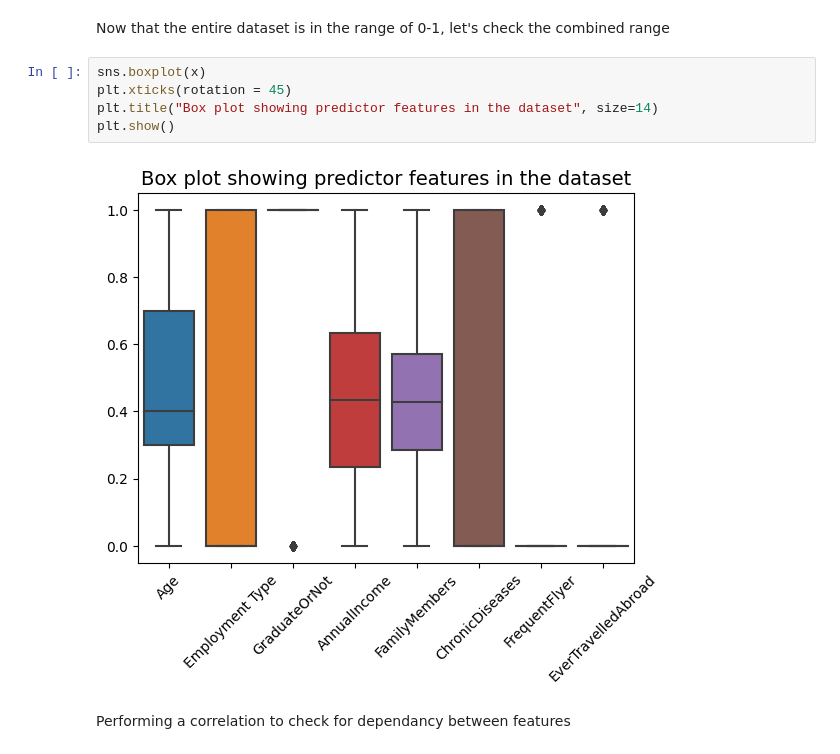
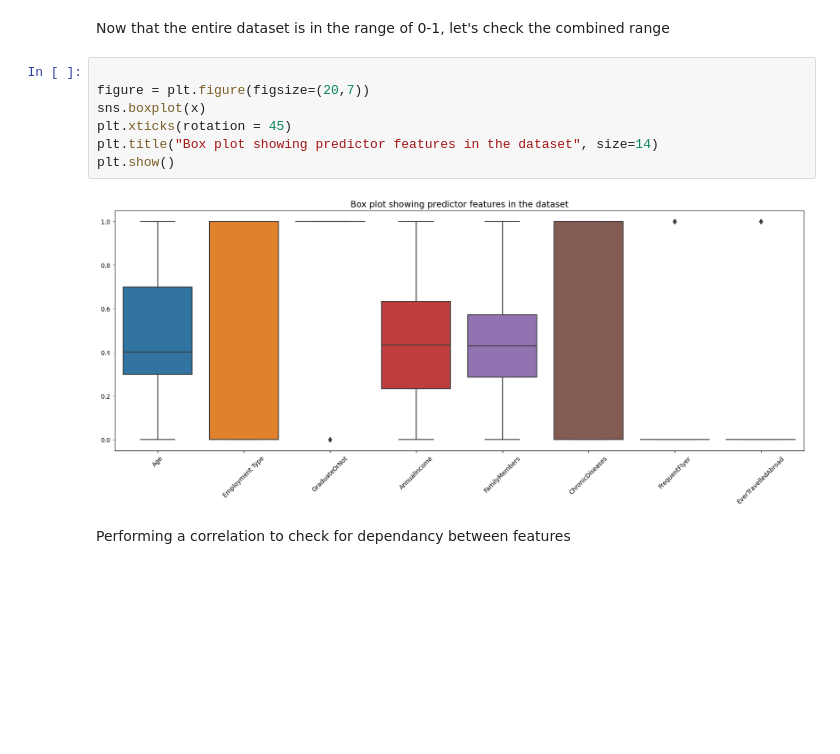
Before and after one commit to JanKosgei/Travel-Insurance-Prediction, a Jupyter notebook: Travel Insurance Prediction.ipynb, the cells around one changed output. Saved outputs shown, nothing was run; the diff lists cells and outputs as text; blank space fills up the shorter version.

```diff
--- a/Travel Insurance Prediction.ipynb
+++ b/Travel Insurance Prediction.ipynb
@@ -297,12 +296,14 @@ x
 # %% [markdown]
 Now that the entire dataset is in the range of 0-1, let's check the combined range
 # %%
+
+figure = plt.figure(figsize=(20,7))
 sns.boxplot(x)
 plt.xticks(rotation = 45)
 plt.title("Box plot showing predictor features in the dataset", size=14)
 plt.show()
 # %% [output]
-[figure, old version]
+[figure, new version]
 # %% [markdown]
 Performing a correlation to check for dependancy between features
 # %%
```
Also changed, not shown: parts of 10 cells of this notebook.
